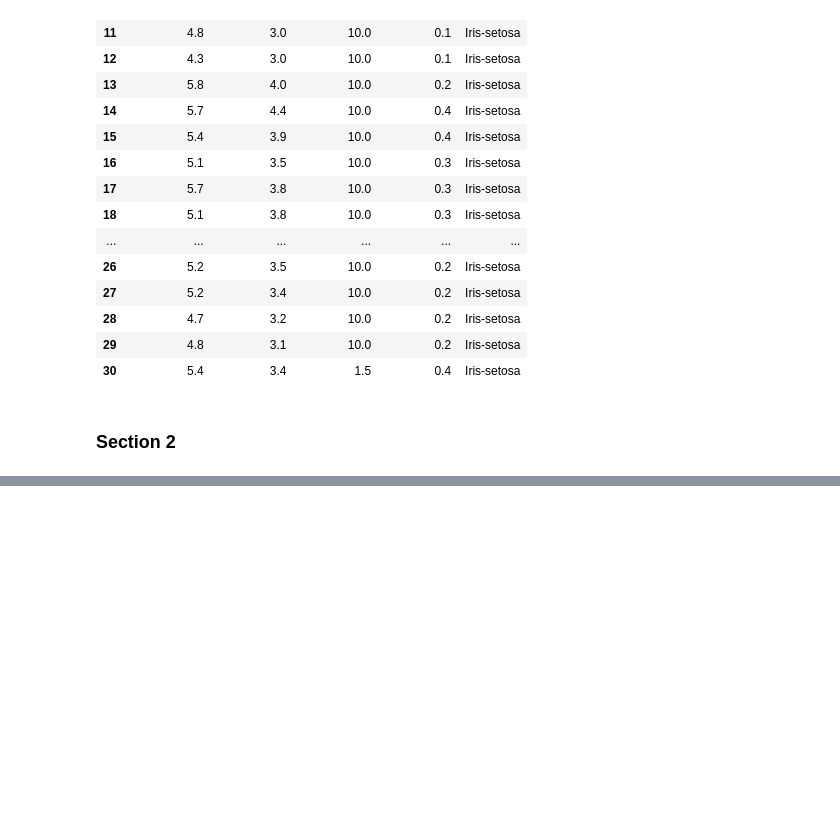
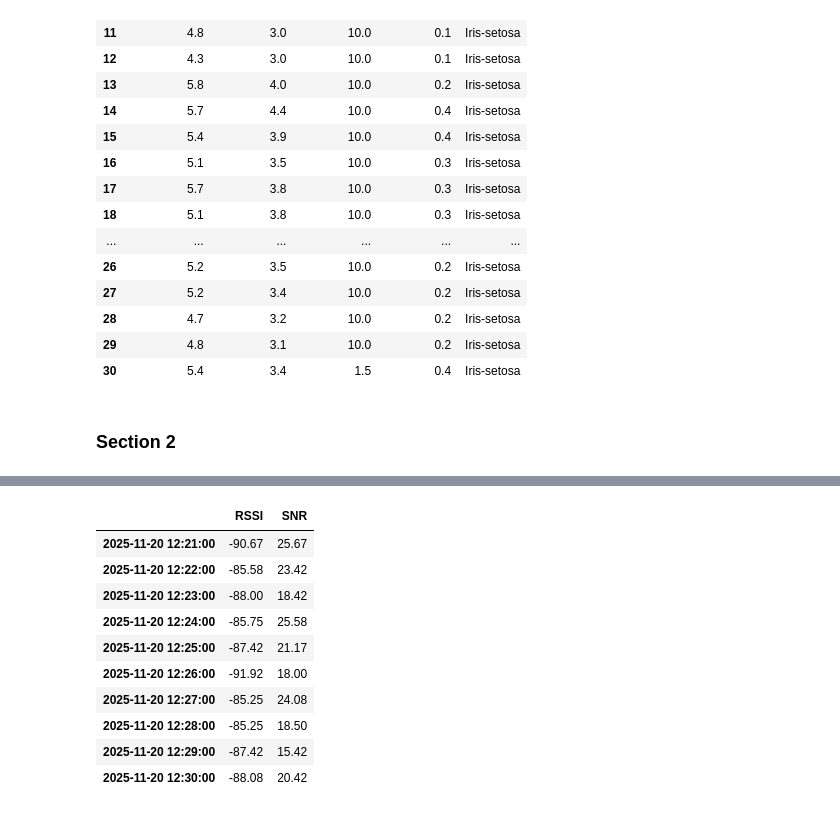
Before and after one commit to Dellarius/SIT719, a Jupyter notebook: 01_OnTrack/2.1P/2.1P Notepad.ipynb, the cells around one changed output, grey strips where cells are left out. Drawn from its saved outputs; the diff is of its cells as text; code cells hidden in the pictures; blank space fills up the shorter version.

```diff
--- a/01_OnTrack/2.1P/2.1P Notepad.ipynb
+++ b/01_OnTrack/2.1P/2.1P Notepad.ipynb
@@ -71,0 +111,20 @@ iris.loc[iris [9:31].index,]
+# %%
+one_min_avg = (
+    wireless_survey
+        .groupby(wireless_survey.index.floor('1min'))
+        .mean()
+        .round(2)
+)
+one_min_avg
+# %% [output]
+|  | RSSI | SNR |
+| 2025-11-20 12:21:00 | -90.67 | 25.67 |
+| 2025-11-20 12:22:00 | -85.58 | 23.42 |
+| 2025-11-20 12:23:00 | -88.00 | 18.42 |
+| 2025-11-20 12:24:00 | -85.75 | 25.58 |
+| 2025-11-20 12:25:00 | -87.42 | 21.17 |
+| 2025-11-20 12:26:00 | -91.92 | 18.00 |
+| 2025-11-20 12:27:00 | -85.25 | 24.08 |
+| 2025-11-20 12:28:00 | -85.25 | 18.50 |
+| 2025-11-20 12:29:00 | -87.42 | 15.42 |
+| 2025-11-20 12:30:00 | -88.08 | 20.42 |
```
Also changed, not shown: parts of 3 cells of this notebook.
